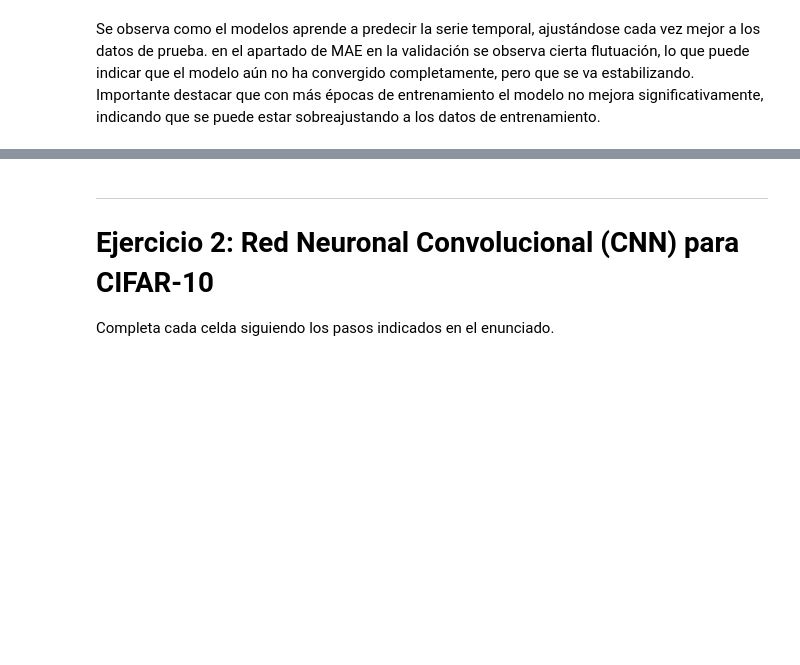
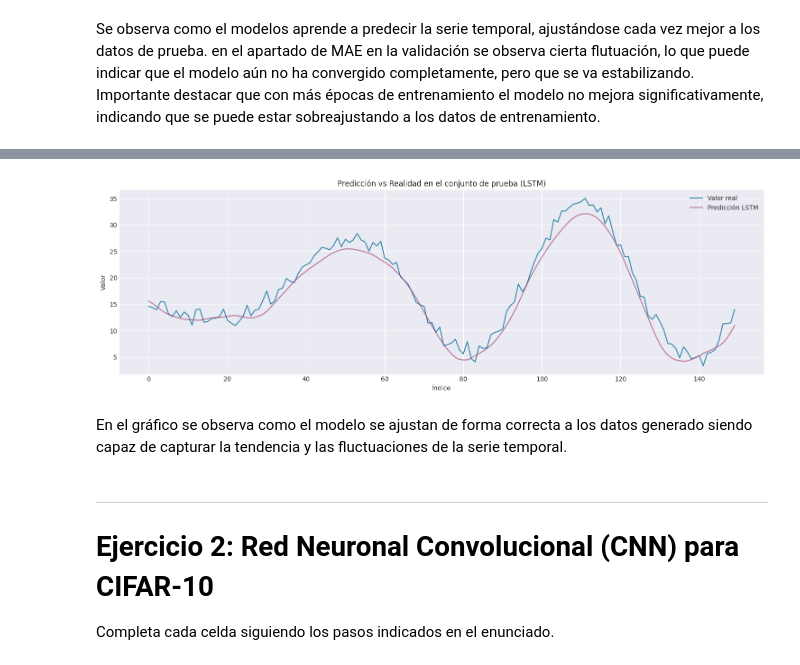
Before and after one commit to Jfenic/IA_regresion_deep_learning, a Jupyter notebook: deep_learning/plantilla_ejercicios.ipynb, the cells around one changed output, grey strips where cells are left out. Cells and saved outputs as stored; diff of their text form; code cells hidden in the pictures; blank space fills up the shorter version.

```diff
--- a/deep_learning/plantilla_ejercicios.ipynb
+++ b/deep_learning/plantilla_ejercicios.ipynb
@@ -263,0 +267,20 @@ Importante destacar que con más épocas de entrenamiento el modelo no mejora si
+# %%
+# Predecir valores del conjunto de prueba con LSTM
+y_pred = modelo_lstm.predict(X_test_lstm)
+
+# Invertir la normalización para comparar en escala original
+# (Recuerda que y_test y y_pred están normalizados)
+y_test_inv = scaler.inverse_transform(y_test_lstm.reshape(-1, 1))
+y_pred_inv = scaler.inverse_transform(y_pred)
+
+# Visualizar resultados
+plt.figure(figsize=(15,5))
+plt.plot(y_test_inv, label='Valor real', color='#2E86AB')
+plt.plot(y_pred_inv, label='Predicción LSTM', color='#A23B72', alpha=0.7)
+plt.title('Predicción vs Realidad en el conjunto de prueba (LSTM)')
+plt.xlabel('Índice')
+plt.ylabel('Valor')
+plt.legend()
+plt.tight_layout()
+plt.show()
+# %% [output]
@@ -264,3 +288,7 @@ Importante destacar que con más épocas de entrenamiento el modelo no mejora si
+[figure, added]
+# %% [markdown]
+En el gráfico se observa como el modelo se ajustan de forma correcta a los datos generado
+siendo capaz de capturar la tendencia y las fluctuaciones de la serie temporal.
 # %% [markdown]
 ---
 # Ejercicio 2: Red Neuronal Convolucional (CNN) para CIFAR-10
```
Also changed, not shown: parts of 11 cells of this notebook.
